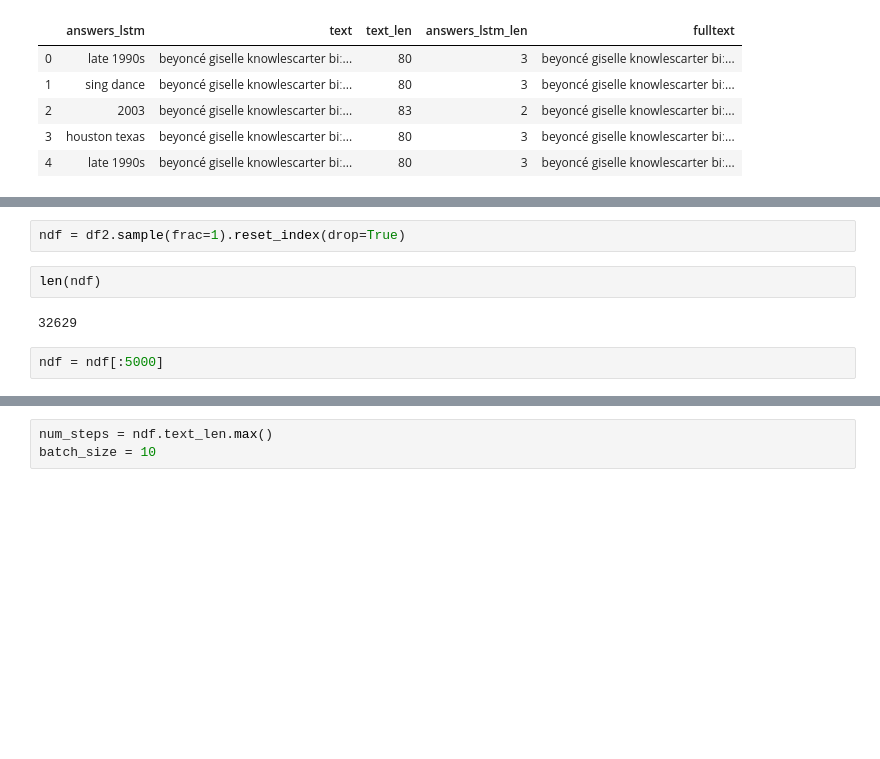
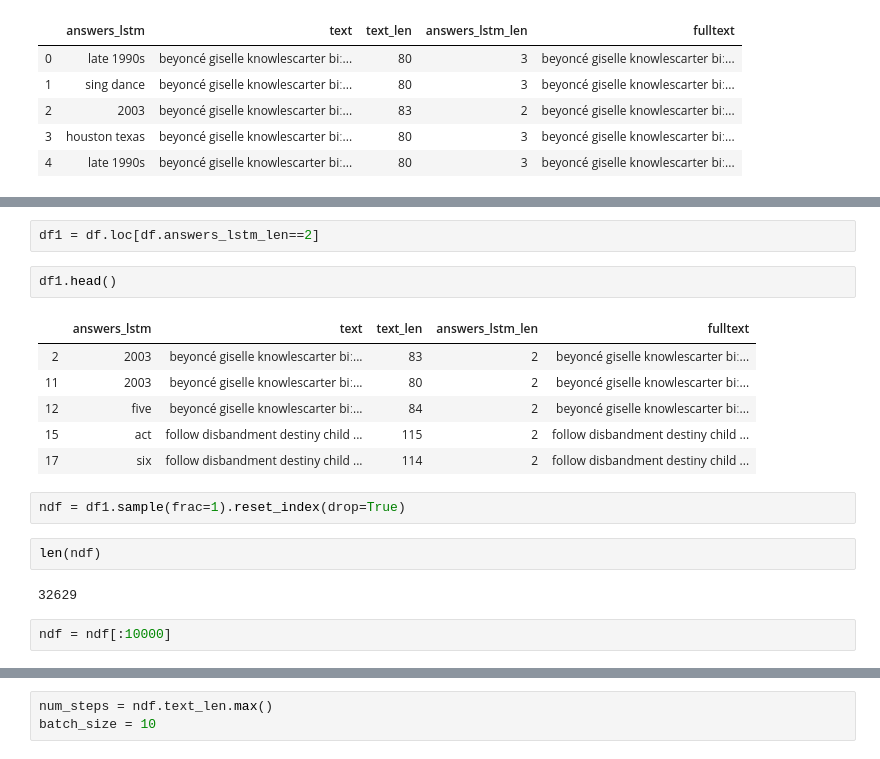
Before and after one commit to Ioana-P/NLGforedtech, a Jupyter notebook: lstm1.ipynb, the cells around one changed output, grey strips where cells are left out. Cells and saved outputs as stored; diff of their text form; blank space fills up the shorter version.

```diff
--- a/lstm1.ipynb
+++ b/lstm1.ipynb
@@ -82,11 +113,22 @@ df.head()
+# %%
+df1 = df.loc[df.answers_lstm_len==2]
+# %%
+df1.head()
+# %% [output]
+|  | answers_lstm | text | text_len | answers_lstm_len | fulltext |
+| 2 | 2003 | beyoncé giselle knowlescarter biː... | 83 | 2 | beyoncé giselle knowlescarter biː... |
+| 11 | 2003 | beyoncé giselle knowlescarter biː... | 80 | 2 | beyoncé giselle knowlescarter biː... |
+| 12 | five | beyoncé giselle knowlescarter biː... | 84 | 2 | beyoncé giselle knowlescarter biː... |
+| 15 | act | follow disbandment destiny child ... | 115 | 2 | follow disbandment destiny child ... |
+| 17 | six | follow disbandment destiny child ... | 114 | 2 | follow disbandment destiny child ... |
 # %%
-ndf = df2.sample(frac=1).reset_index(drop=True)
+ndf = df1.sample(frac=1).reset_index(drop=True)
 # %%
 len(ndf)
 # %% [output]
 32629
 # %%
-ndf = ndf[:5000]
+ndf = ndf[:10000]
 # %%
 len(ndf)
 # %% [output]
```
Also changed, not shown: parts of 44 cells of this notebook, 2 other files.
